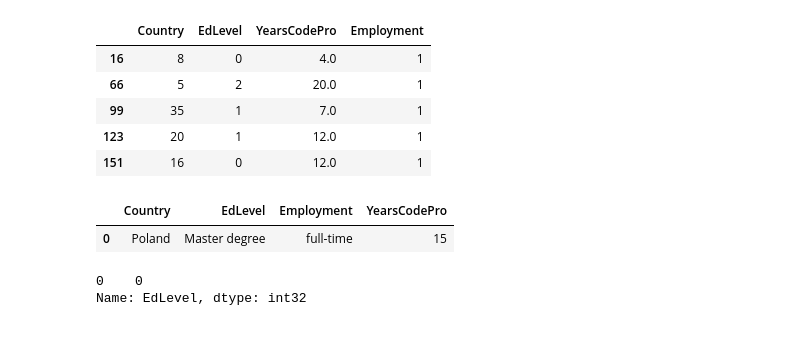
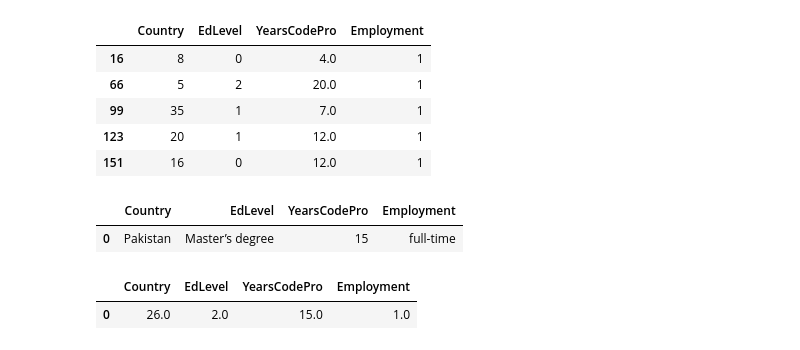
Before and after one commit to mudasir45/Ml_Salery_predection_web_app, a Jupyter notebook: ML_Salery_prediction_project.ipynb, the cells around one changed output. Saved outputs shown, nothing was run; the diff lists cells and outputs as text; code cells hidden in the pictures.

```diff
--- a/ML_Salery_prediction_project.ipynb
+++ b/ML_Salery_prediction_project.ipynb
@@ -275,11 +302,12 @@ X.head()
 | 123 | 20 | 1 | 12.0 | 1 |
 | 151 | 16 | 0 | 12.0 | 1 |
 # %%
-x = np.array([["Poland", 'Master degree', 'full-time', 15]])
+import numpy as np
+x = np.array([['Pakistan', "Master’s degree", 15, 'full-time']])
 
-test_df = pd.DataFrame(x, columns=['Country', 'EdLevel', 'Employment', 'YearsCodePro'])
+test_df = pd.DataFrame(x, columns=['Country', 'EdLevel', 'YearsCodePro', 'Employment'])
 test_df
 # %% [output]
-|  | Country | EdLevel | Employment | YearsCodePro |
-| 0 | Poland | Master degree | full-time | 15 |
+|  | Country | EdLevel | YearsCodePro | Employment |
+| 0 | Pakistan | Master’s degree | 15 | full-time |
 # %%
@@ -287,6 +318,6 @@ test_df['EdLevel'] = le_country.fit_transform(test_df['EdLevel'])
 # %%
-test_df['EdLevel']
+test_df
 # %% [output]
-0    0
-Name: EdLevel, dtype: int32
+|  | Country | EdLevel | YearsCodePro | Employment |
+| 0 | 26.0 | 2.0 | 15.0 | 1.0 |
 # %%
```
Also changed, not shown: parts of 10 cells of this notebook, 1 other file.
